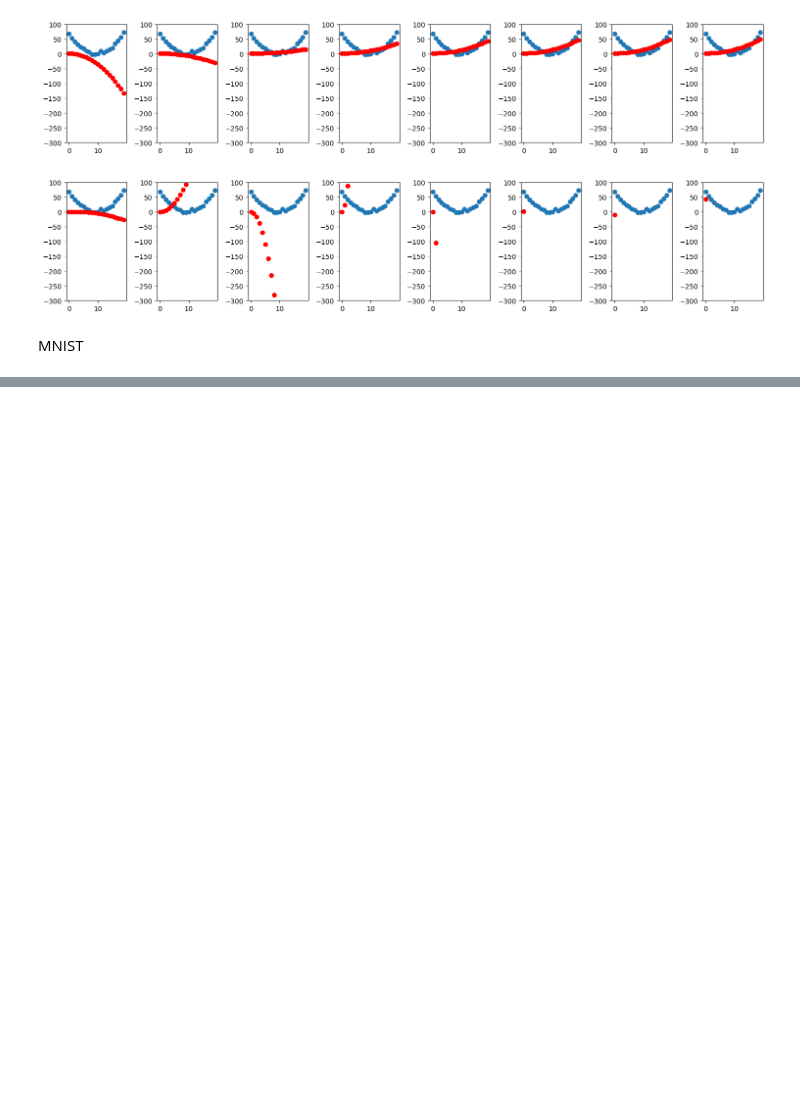
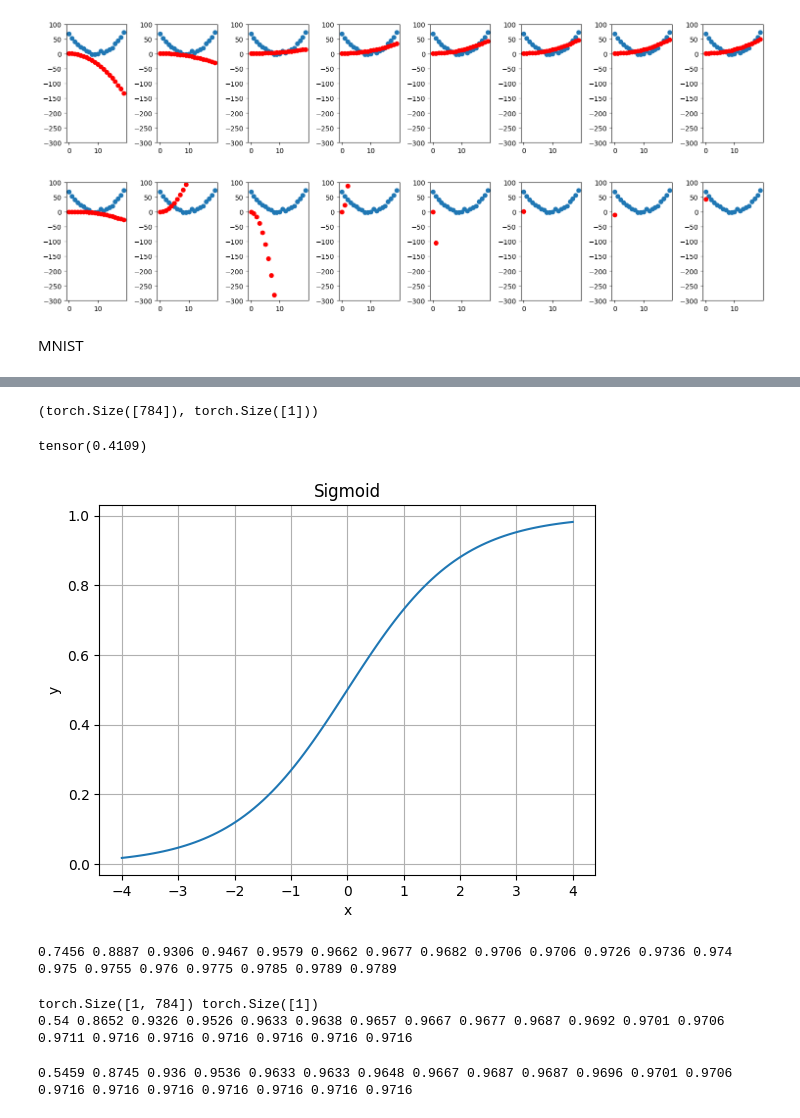
Before and after one commit to 96jhasuraj/LearnAI, a Jupyter notebook: fast_ai_lessons/Fast_ai_Lesson4_book_chapter4_bcs_sgd.ipynb, the cells around one changed output, grey strips where cells are left out. Saved outputs shown, nothing was run; the diff lists cells and outputs as text; code cells hidden in the pictures; blank space fills up the shorter version.

```diff
--- a/fast_ai_lessons/Fast_ai_Lesson4_book_chapter4_bcs_sgd.ipynb
+++ b/fast_ai_lessons/Fast_ai_Lesson4_book_chapter4_bcs_sgd.ipynb
@@ -307,0 +323,5 @@ torch.Size([60000, 784])
+# %%
+seven_tensors = [tensor(Image.open(o)) for o in sevens]
+three_tensors = [tensor(Image.open(o)) for o in threes]
+stacked_sevens = torch.stack(seven_tensors).float()/255
+stacked_threes = torch.stack(three_tensors).float()/255
@@ -307,0 +341,13 @@ torch.Size([60000, 784])
+# %%
+train_x = torch.cat([stacked_threes, stacked_sevens]).view(-1, 28*28)
+train_y = tensor([1]*len(threes) + [0]*len(sevens)).unsqueeze(1)
+train_x.shape,train_y.shape
+valid_x = torch.cat([valid_3_tens, valid_7_tens]).view(-1, 28*28)
+valid_y = tensor([1]*len(valid_3_tens) + [0]*len(valid_7_tens)).unsqueeze(1)
+valid_dset = list(zip(valid_x,valid_y))
+# %%
+dset = list(zip(train_x,train_y))
+x,y = dset[0]
+x.shape,y.shape
+# %% [output]
+(torch.Size([784]), torch.Size([1]))
@@ -307,0 +366,4 @@ torch.Size([60000, 784])
+# %%
+correct.float().mean()
+# %% [output]
+tensor(0.4109)
@@ -307,0 +374,14 @@ torch.Size([60000, 784])
+# %%
+def plot_function(func, title, min=-4, max=4):
+    x = torch.linspace(min, max, 100)
+    y = func(x)
+    plt.plot(x, y)
+    plt.title(title)
+    plt.xlabel('x')
+    plt.ylabel('y')
+    plt.grid(True)
+    plt.show()
+# %%
+plot_function(torch.sigmoid, title='Sigmoid', min=-4, max=4)
+# %% [output]
+[figure, added]
@@ -307,0 +419,8 @@ torch.Size([60000, 784])
+# %%
+lr = 1.
+params = weights,bias
+for i in range(20):
+    train_epoch(linear_layer, lr, params)
+    print(validate_epoch(linear_layer), end=' ')
+# %% [output]
+0.7456 0.8887 0.9306 0.9467 0.9579 0.9662 0.9677 0.9682 0.9706 0.9706 0.9726 0.9736 0.974 0.975 0.9755 0.976 0.9775 0.9785 0.9789 0.9789
@@ -307,0 +464,20 @@ torch.Size([60000, 784])
+# %%
+model = model_func()
+opt = BasicOptim(model.parameters(), lr=0.1)
+w,b = model.parameters()
+print(w.shape,b.shape)
+def train_model(model,opt,iter):
+  for i in range(iter):
+    train_epoch(model,opt)
+train_model(model,opt,20)
+# %% [output]
+torch.Size([1, 784]) torch.Size([1])
+0.54 0.8652 0.9326 0.9526 0.9633 0.9638 0.9657 0.9667 0.9677 0.9687 0.9692 0.9701 0.9706 0.9711 0.9716 0.9716 0.9716 0.9716 0.9716 0.9716
+# %%
+# now replace optimizer by SGD implementation
+
+model = model_func()
+opt = SGD(model.parameters(),lr=0.1)
+train_model(model,opt,20)
+# %% [output]
+0.5459 0.8745 0.936 0.9536 0.9633 0.9633 0.9648 0.9667 0.9687 0.9687 0.9696 0.9701 0.9706 0.9716 0.9716 0.9716 0.9716 0.9716 0.9716 0.9716
```
Also changed, not shown: parts of 22 cells of this notebook.
